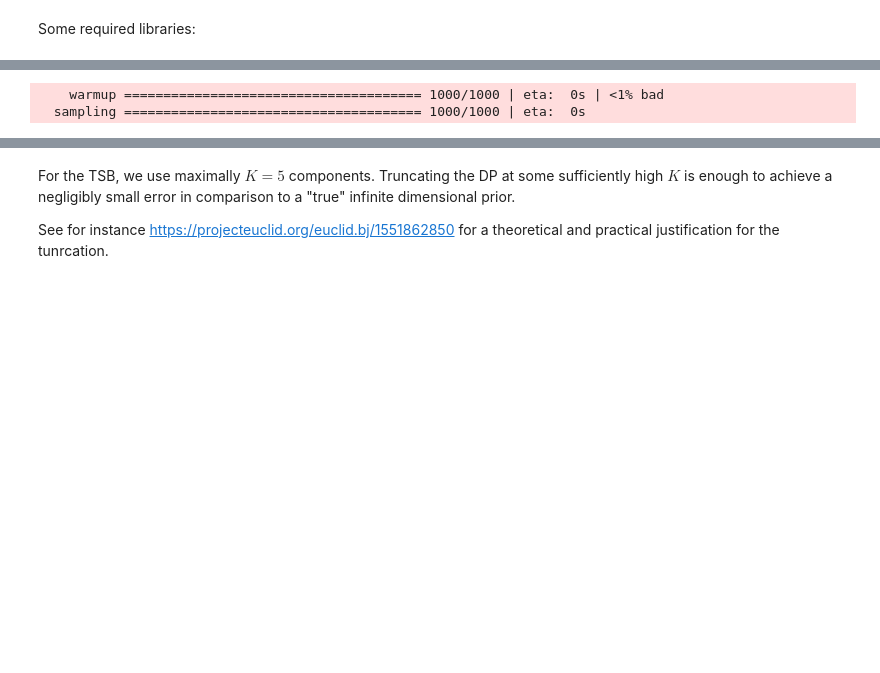
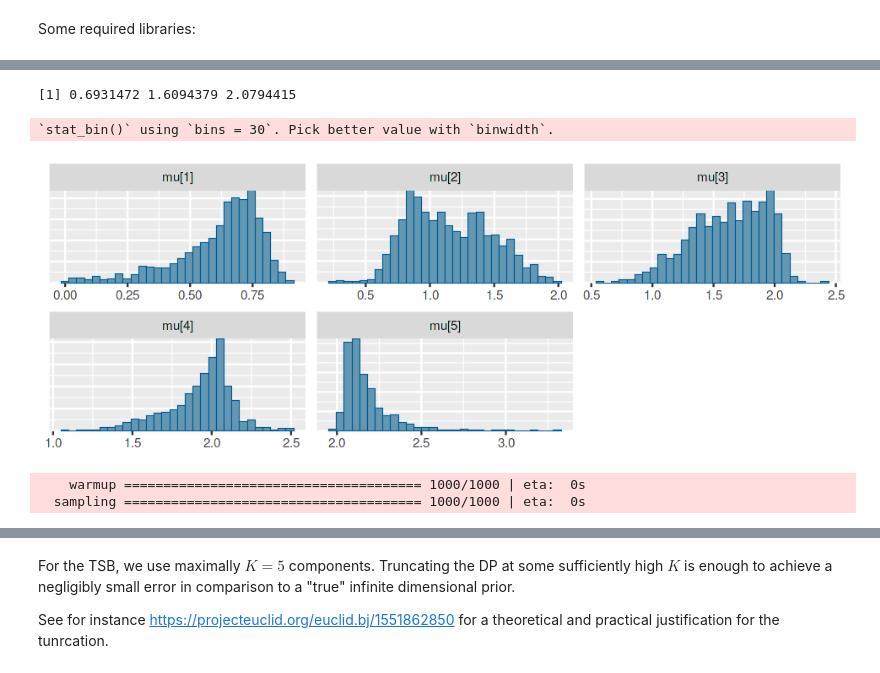
Before and after one commit to dirmeier/etudes, a Jupyter notebook: truncated_stick_breaking_in_greta.ipynb, the cells around one changed output, grey strips where cells are left out. Drawn from its saved outputs; the diff is of its cells as text; code cells hidden in the pictures; blank space fills up the shorter version.

```diff
--- a/truncated_stick_breaking_in_greta.ipynb
+++ b/truncated_stick_breaking_in_greta.ipynb
@@ -108 +106,10 @@ bayesplot::mcmc_hist(samples, regex_pars = "weights")
+# %%
+log(mus)
+# %% [output]
+[1] 0.6931472 1.6094379 2.0794415
+# %%
+bayesplot::mcmc_hist(samples, regex_pars = "mu")
+# %% [output]
+`stat_bin()` using `bins = 30`. Pick better value with `binwidth`.
+[figure, added]
 # %%
@@ -131,11 +137,10 @@ mod <- greta::model(prior_shape, prior_stick, prior_weights, prior_mu)
 samples <- greta::mcmc(
     mod,
     chains = 1,
-    n_cores = 1,
-    initial_values = initials(prior_mu = seq(K))
+    n_cores = 1
 )
 # %% [output]
-    warmup ====================================== 1000/1000 | eta:  0s | <1% bad
+    warmup ====================================== 1000/1000 | eta:  0s
   sampling ====================================== 1000/1000 | eta:  0s
 # %%
 bayesplot::mcmc_hist(samples, regex_pars = "weights")
```
Also changed, not shown: parts of 29 cells of this notebook, 1 other file.
